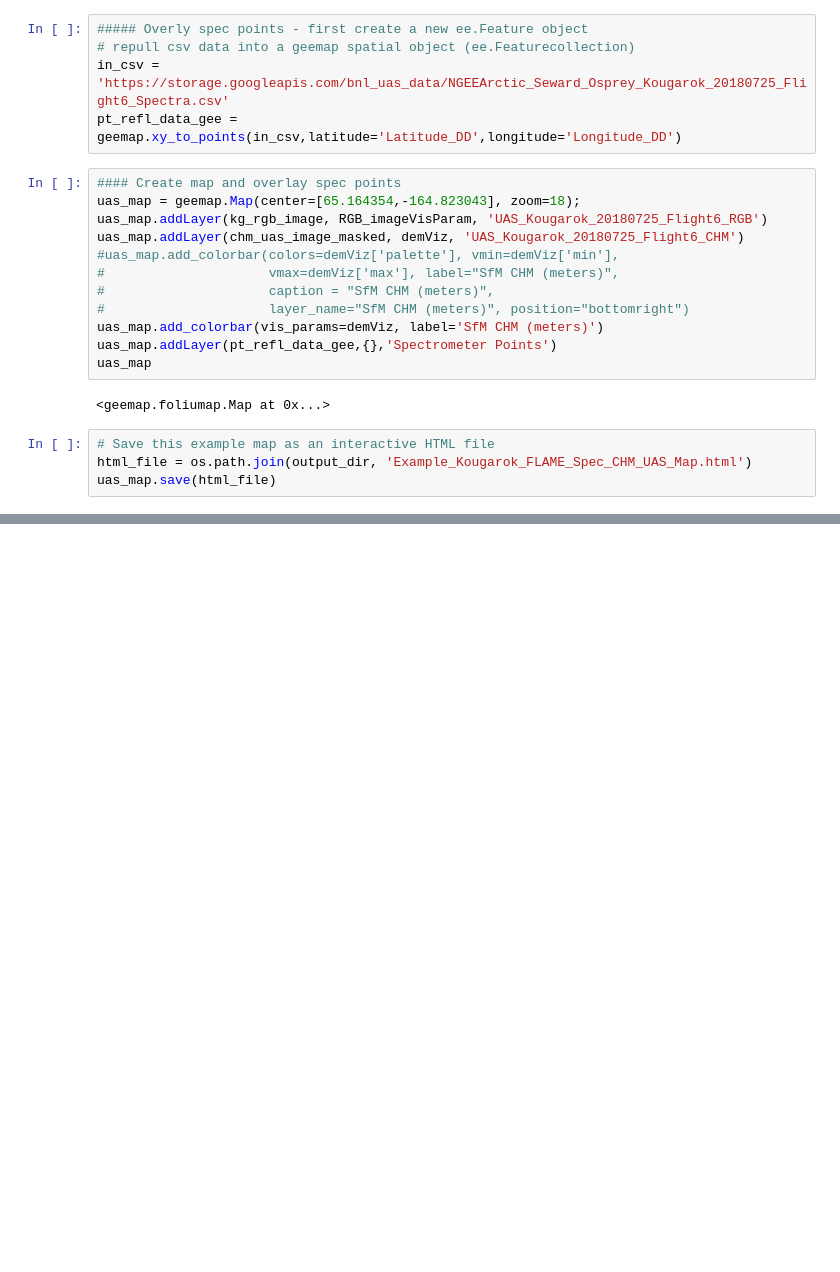
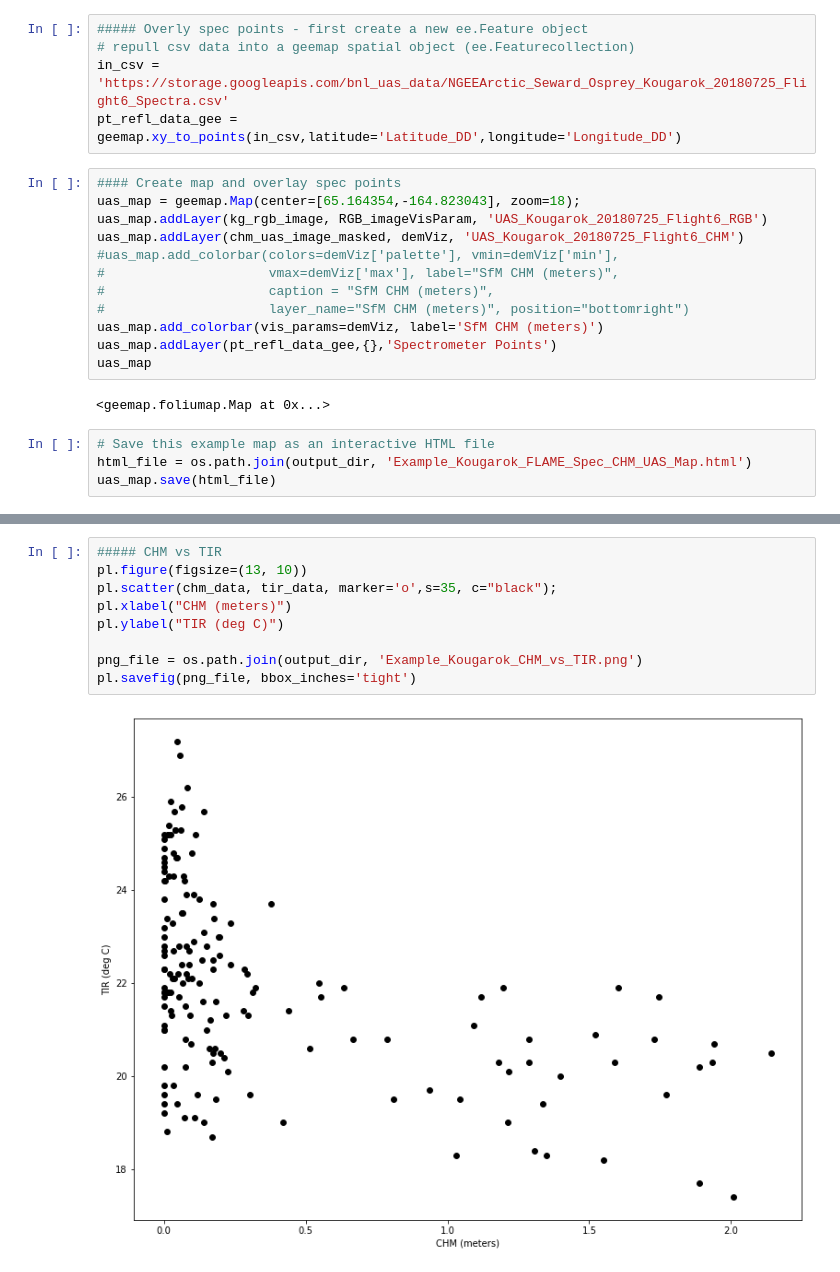
Before and after one commit to TESTgroup-BNL/meeting_demos, a Jupyter notebook: us_iale_2022/python/basic_ngee_uas_example.ipynb, the cells around one changed output, grey strips where cells are left out. Saved outputs shown, nothing was run; the diff lists cells and outputs as text; blank space fills up the shorter version.

```diff
--- a/us_iale_2022/python/basic_ngee_uas_example.ipynb
+++ b/us_iale_2022/python/basic_ngee_uas_example.ipynb
@@ -329,0 +357,11 @@ tir_data.hist(bins=8, ax=axes[1])
+# %%
+##### CHM vs TIR
+pl.figure(figsize=(13, 10))
+pl.scatter(chm_data, tir_data, marker='o',s=35, c="black");
+pl.xlabel("CHM (meters)")
+pl.ylabel("TIR (deg C)")
+
+png_file = os.path.join(output_dir, 'Example_Kougarok_CHM_vs_TIR.png')
+pl.savefig(png_file, bbox_inches='tight')
+# %% [output]
+[figure, added]
```
Also changed, not shown: parts of 9 cells of this notebook, 5 other files.
